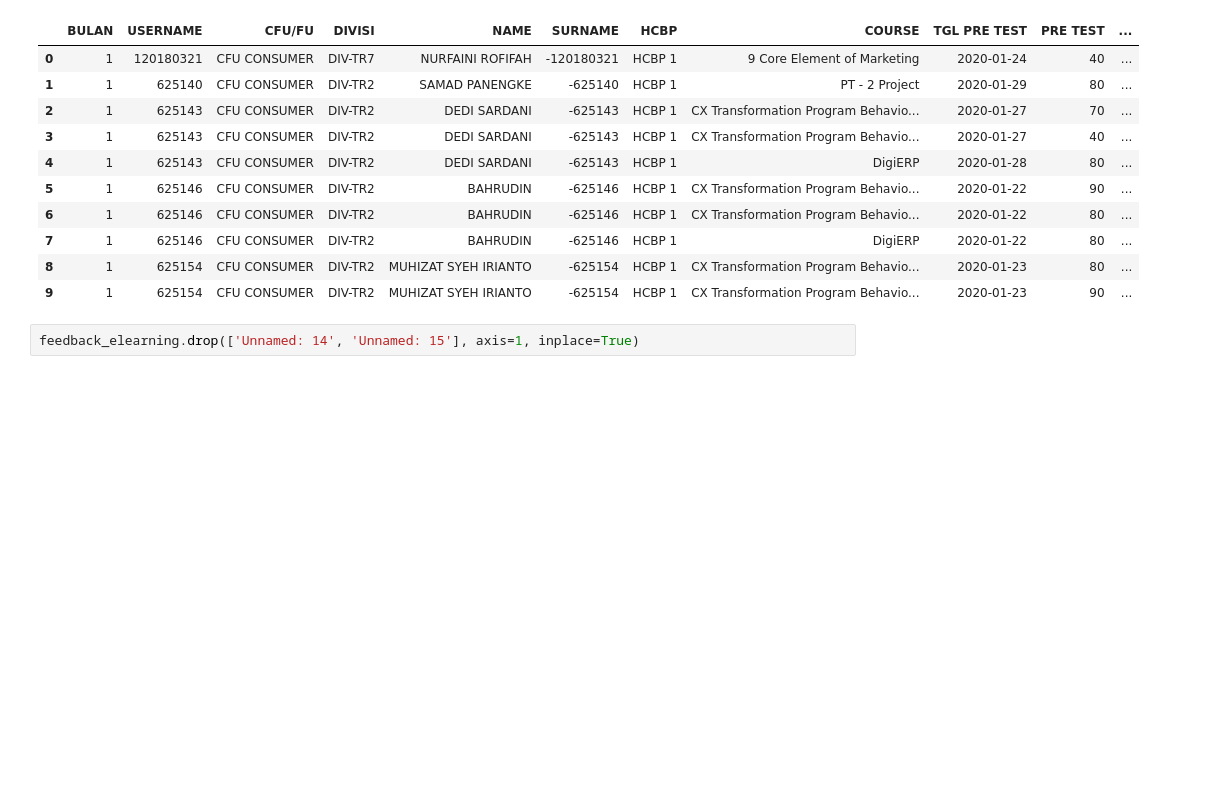
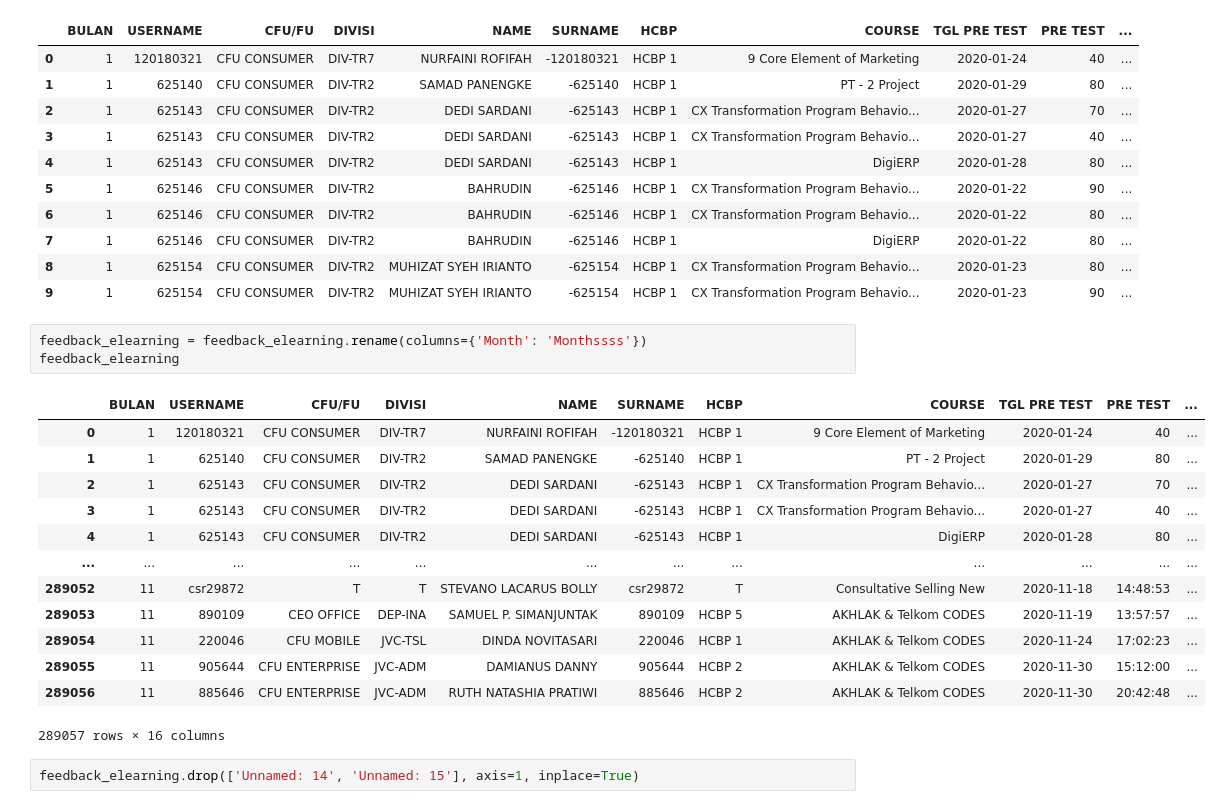
Before and after one commit to RahmatHardian/H8_PYTN047ONL007, a Jupyter notebook: PYTN_Assgn_3_PYTN047ONL007RAHMAT HARDIAN.ipynb, the cells around one changed output. Cells and saved outputs as stored; diff of their text form; blank space fills up the shorter version.

Commit message:
final commit with final project

```diff
--- a/PYTN_Assgn_3_PYTN047ONL007RAHMAT HARDIAN.ipynb
+++ b/PYTN_Assgn_3_PYTN047ONL007RAHMAT HARDIAN.ipynb
@@ -29,6 +29,23 @@ feedback_elearning.head(10)
 | 7 | 1 | 625146 | CFU CONSUMER | DIV-TR2 | BAHRUDIN | -625146 | HCBP 1 | DigiERP | 2020-01-22 | 80 | ... |
 | 8 | 1 | 625154 | CFU CONSUMER | DIV-TR2 | MUHIZAT SYEH IRIANTO | -625154 | HCBP 1 | CX Transformation Program Behavio... | 2020-01-23 | 80 | ... |
 | 9 | 1 | 625154 | CFU CONSUMER | DIV-TR2 | MUHIZAT SYEH IRIANTO | -625154 | HCBP 1 | CX Transformation Program Behavio... | 2020-01-23 | 90 | ... |
+# %%
+feedback_elearning = feedback_elearning.rename(columns={'Month': 'Monthssss'})
+feedback_elearning
+# %% [output]
+|  | BULAN | USERNAME | CFU/FU | DIVISI | NAME | SURNAME | HCBP | COURSE | TGL PRE TEST | PRE TEST | ... |
+| 0 | 1 | 120180321 | CFU CONSUMER | DIV-TR7 | NURFAINI ROFIFAH | -120180321 | HCBP 1 | 9 Core Element of Marketing | 2020-01-24 | 40 | ... |
+| 1 | 1 | 625140 | CFU CONSUMER | DIV-TR2 | SAMAD PANENGKE | -625140 | HCBP 1 | PT - 2 Project | 2020-01-29 | 80 | ... |
+| 2 | 1 | 625143 | CFU CONSUMER | DIV-TR2 | DEDI SARDANI | -625143 | HCBP 1 | CX Transformation Program Behavio... | 2020-01-27 | 70 | ... |
+| 3 | 1 | 625143 | CFU CONSUMER | DIV-TR2 | DEDI SARDANI | -625143 | HCBP 1 | CX Transformation Program Behavio... | 2020-01-27 | 40 | ... |
+| 4 | 1 | 625143 | CFU CONSUMER | DIV-TR2 | DEDI SARDANI | -625143 | HCBP 1 | DigiERP | 2020-01-28 | 80 | ... |
+| ... | ... | ... | ... | ... | ... | ... | ... | ... | ... | ... | ... |
+| 289052 | 11 | csr29872 | T | T | STEVANO LACARUS BOLLY | csr29872 | T | Consultative Selling New | 2020-11-18 | 14:48:53 | ... |
+| 289053 | 11 | 890109 | CEO OFFICE | DEP-INA | SAMUEL P. SIMANJUNTAK | 890109 | HCBP 5 | AKHLAK & Telkom CODES | 2020-11-19 | 13:57:57 | ... |
+| 289054 | 11 | 220046 | CFU MOBILE | JVC-TSL | DINDA NOVITASARI | 220046 | HCBP 1 | AKHLAK & Telkom CODES | 2020-11-24 | 17:02:23 | ... |
+| 289055 | 11 | 905644 | CFU ENTERPRISE | JVC-ADM | DAMIANUS DANNY | 905644 | HCBP 2 | AKHLAK & Telkom CODES | 2020-11-30 | 15:12:00 | ... |
+| 289056 | 11 | 885646 | CFU ENTERPRISE | JVC-ADM | RUTH NATASHIA PRATIWI | 885646 | HCBP 2 | AKHLAK & Telkom CODES | 2020-11-30 | 20:42:48 | ... |
+289057 rows × 16 columns
 # %%
 feedback_elearning.drop(['Unnamed: 14', 'Unnamed: 15'], axis=1, inplace=True)
 # %%
```
Also changed, not shown: parts of 9 cells of this notebook, 29 other files.
